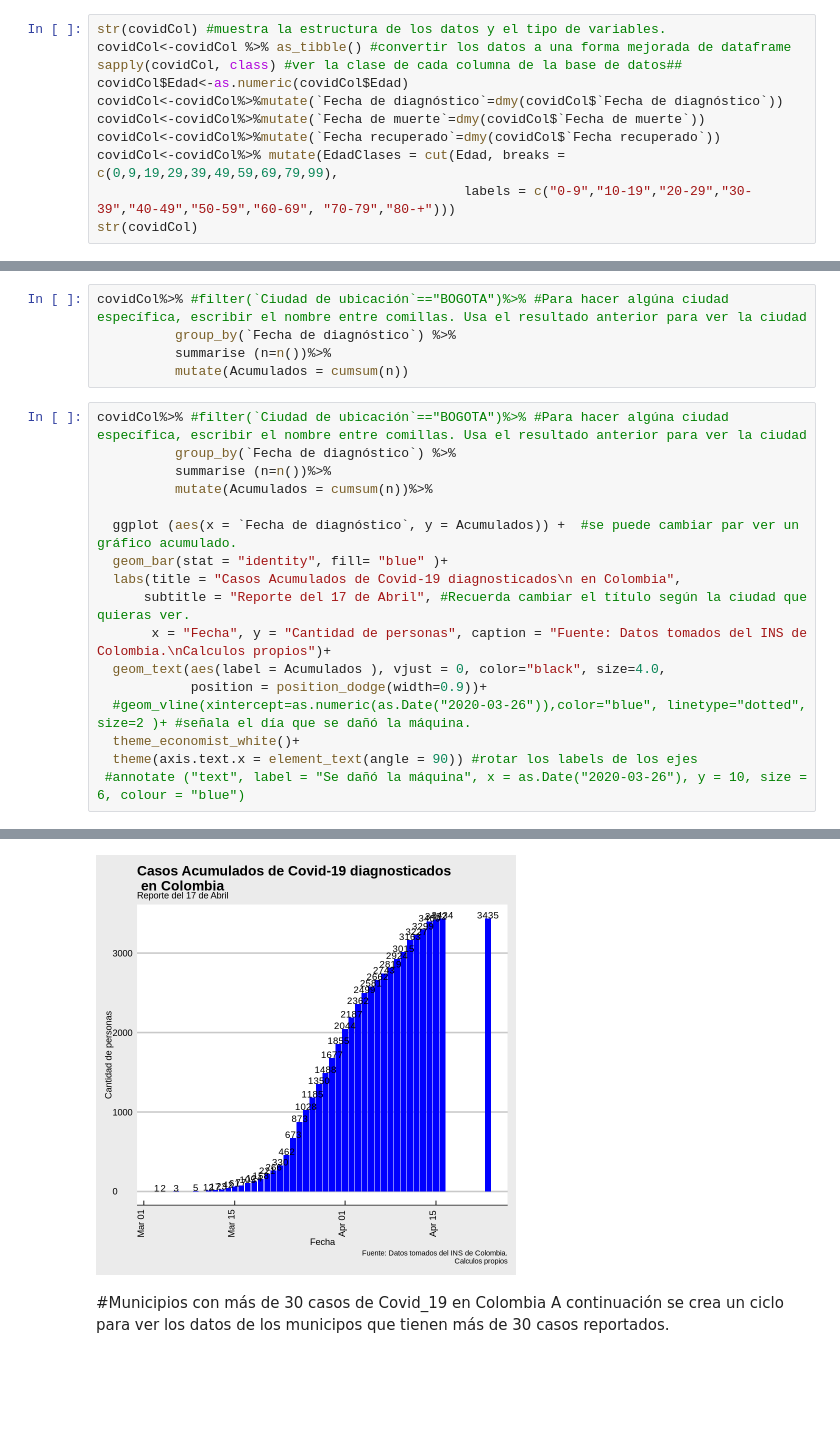
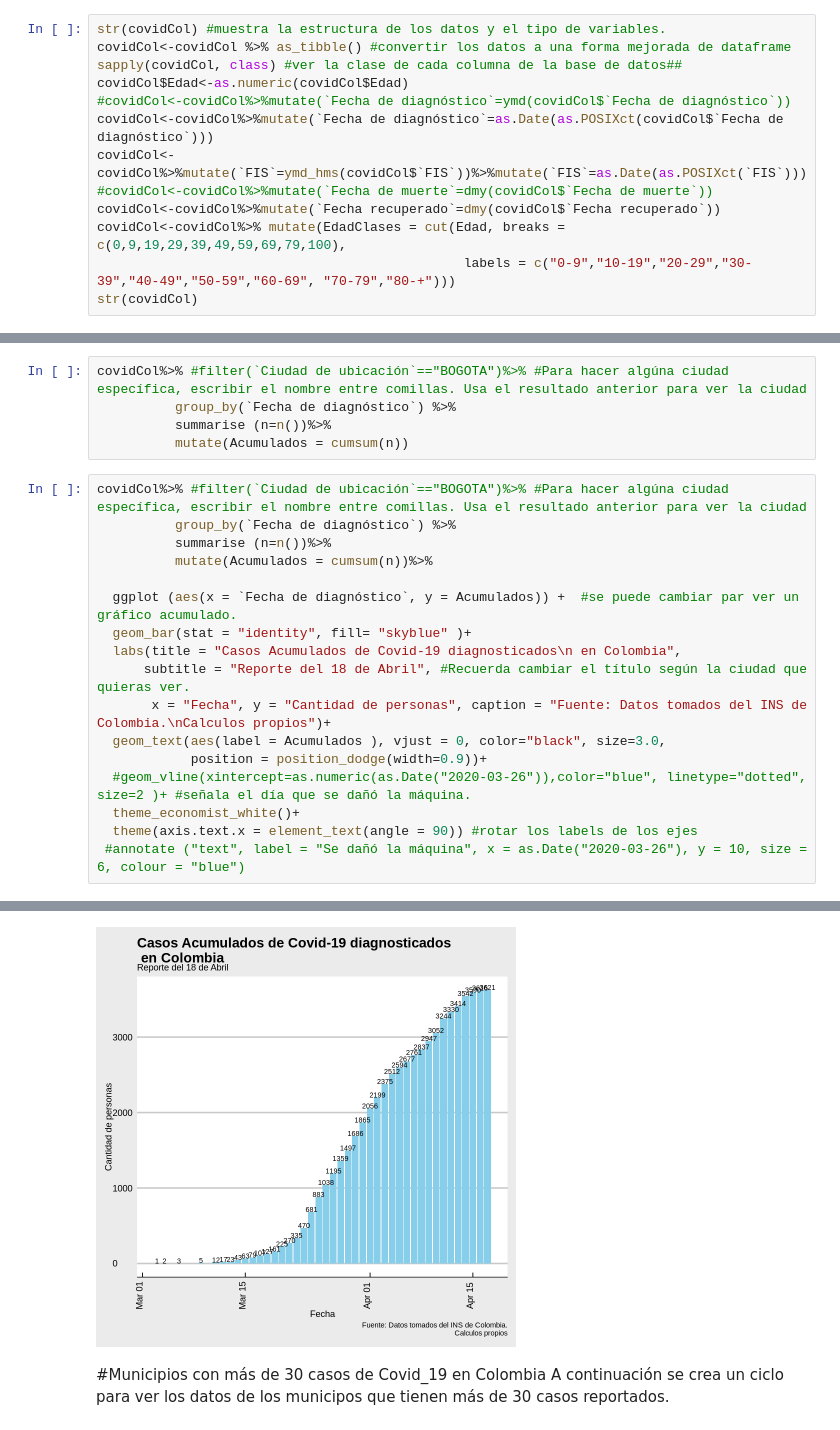
Before and after one commit to guberney/Covid_Colombia, a Jupyter notebook: CovidColombia.ipynb, the cells around one changed output, grey strips where cells are left out. Drawn from its saved outputs; the diff is of its cells as text; blank space fills up the shorter version.

```diff
--- a/CovidColombia.ipynb
+++ b/CovidColombia.ipynb
@@ -36,10 +51,12 @@ str(covidCol) #muestra la estructura de los datos y el tipo de variables.
 covidCol<-covidCol %>% as_tibble() #convertir los datos a una forma mejorada de dataframe
 sapply(covidCol, class) #ver la clase de cada columna de la base de datos##
 covidCol$Edad<-as.numeric(covidCol$Edad)
-covidCol<-covidCol%>%mutate(`Fecha de diagnóstico`=dmy(covidCol$`Fecha de diagnóstico`))
-covidCol<-covidCol%>%mutate(`Fecha de muerte`=dmy(covidCol$`Fecha de muerte`))
+#covidCol<-covidCol%>%mutate(`Fecha de diagnóstico`=ymd(covidCol$`Fecha de diagnóstico`))
+covidCol<-covidCol%>%mutate(`Fecha de diagnóstico`=as.Date(as.POSIXct(covidCol$`Fecha de diagnóstico`)))
+covidCol<-covidCol%>%mutate(`FIS`=ymd_hms(covidCol$`FIS`))%>%mutate(`FIS`=as.Date(as.POSIXct(`FIS`)))
+#covidCol<-covidCol%>%mutate(`Fecha de muerte`=dmy(covidCol$`Fecha de muerte`))
 covidCol<-covidCol%>%mutate(`Fecha recuperado`=dmy(covidCol$`Fecha recuperado`))
-covidCol<-covidCol%>% mutate(EdadClases = cut(Edad, breaks = c(0,9,19,29,39,49,59,69,79,99),
+covidCol<-covidCol%>% mutate(EdadClases = cut(Edad, breaks = c(0,9,19,29,39,49,59,69,79,100),
                                                labels = c("0-9","10-19","20-29","30-39","40-49","50-59","60-69", "70-79","80-+")))
 str(covidCol)
 # %%
@@ -126,11 +138,11 @@ covidCol%>% #filter(`Ciudad de ubicación`=="BOGOTA")%>% #Para hacer algúna ciu
           mutate(Acumulados = cumsum(n))%>%
 
   ggplot (aes(x = `Fecha de diagnóstico`, y = Acumulados)) +  #se puede cambiar par ver un gráfico acumulado.
-  geom_bar(stat = "identity", fill= "blue" )+
+  geom_bar(stat = "identity", fill= "skyblue" )+
   labs(title = "Casos Acumulados de Covid-19 diagnosticados\n en Colombia",
-      subtitle = "Reporte del 17 de Abril", #Recuerda cambiar el título según la ciudad que quieras ver.
+      subtitle = "Reporte del 18 de Abril", #Recuerda cambiar el título según la ciudad que quieras ver.
        x = "Fecha", y = "Cantidad de personas", caption = "Fuente: Datos tomados del INS de Colombia.\nCalculos propios")+
-  geom_text(aes(label = Acumulados ), vjust = 0, color="black", size=4.0,
+  geom_text(aes(label = Acumulados ), vjust = 0, color="black", size=3.0,
             position = position_dodge(width=0.9))+
   #geom_vline(xintercept=as.numeric(as.Date("2020-03-26")),color="blue", linetype="dotted", size=2 )+ #señala el día que se dañó la máquina.
   theme_economist_white()+
@@ -144,4 +152,4 @@ Warning message:
-[figure, old version]
+[figure, new version]
 # %% [markdown]
 #Municipios con más de 30 casos de Covid_19 en Colombia
 A continuación se crea un ciclo para ver los datos de los municipos que tienen más de 30 casos reportados.
```
Also changed, not shown: parts of 19 cells of this notebook.
